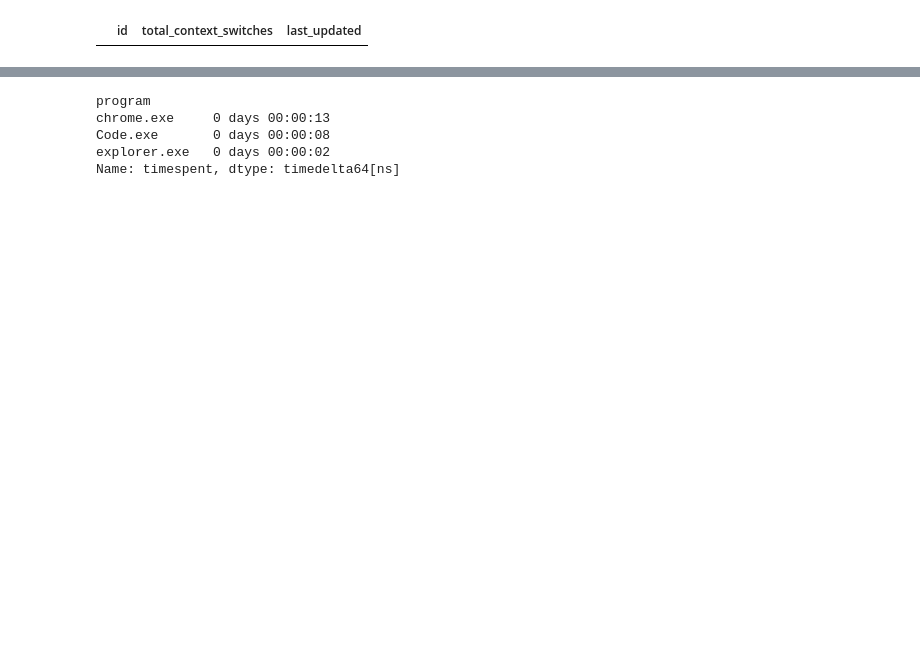
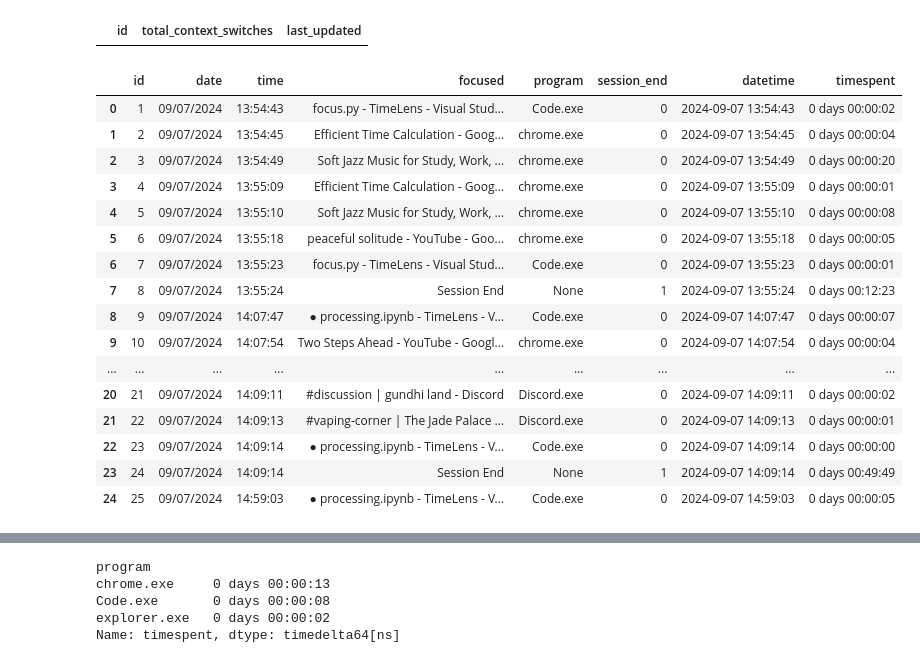
Before and after one commit to KevinDsouza03/TimeLens, a Jupyter notebook: results/processing.ipynb, the cells around one changed output, grey strips where cells are left out. Saved outputs shown, nothing was run; the diff lists cells and outputs as text; code cells hidden in the pictures; blank space fills up the shorter version.

```diff
--- a/results/processing.ipynb
+++ b/results/processing.ipynb
@@ -40,6 +44,38 @@ generalInsights = pd.read_sql("SELECT * FROM general_insights",connection)
 generalInsights
 # %% [output]
 |  | id | total_context_switches | last_updated |
+# %%
+df = pd.read_sql("SELECT * FROM focus_logs",connection)
+#The first thing is to add a tracking ended entry. So...
+# Now by entry, I want to get a total time/add up datetimes. Join "Date" and "Time" then just sum up?
+df['datetime'] = pd.to_datetime(df['date'] + ' ' + df['time'])
+df = df.sort_values(by=['datetime'])
+
+# Current datetime - next datetime
+df['timespent'] = df['datetime'].shift(-1) - df['datetime']
+# For the last row, set a default time (e.g., 5 seconds), as there's no next row
+df.iloc[-1, df.columns.get_loc('timespent')] = pd.Timedelta(seconds=5)
+
+total_time_per_program = df.groupby('program')['timespent'].sum()
+df
+# %% [output]
+|  | id | date | time | focused | program | session_end | datetime | timespent |
+| 0 | 1 | 09/07/2024 | 13:54:43 | focus.py - TimeLens - Visual Stud... | Code.exe | 0 | 2024-09-07 13:54:43 | 0 days 00:00:02 |
+| 1 | 2 | 09/07/2024 | 13:54:45 | Efficient Time Calculation - Goog... | chrome.exe | 0 | 2024-09-07 13:54:45 | 0 days 00:00:04 |
+| 2 | 3 | 09/07/2024 | 13:54:49 | Soft Jazz Music for Study, Work, ... | chrome.exe | 0 | 2024-09-07 13:54:49 | 0 days 00:00:20 |
+| 3 | 4 | 09/07/2024 | 13:55:09 | Efficient Time Calculation - Goog... | chrome.exe | 0 | 2024-09-07 13:55:09 | 0 days 00:00:01 |
+| 4 | 5 | 09/07/2024 | 13:55:10 | Soft Jazz Music for Study, Work, ... | chrome.exe | 0 | 2024-09-07 13:55:10 | 0 days 00:00:08 |
+| 5 | 6 | 09/07/2024 | 13:55:18 | peaceful solitude - YouTube - Goo... | chrome.exe | 0 | 2024-09-07 13:55:18 | 0 days 00:00:05 |
+| 6 | 7 | 09/07/2024 | 13:55:23 | focus.py - TimeLens - Visual Stud... | Code.exe | 0 | 2024-09-07 13:55:23 | 0 days 00:00:01 |
+| 7 | 8 | 09/07/2024 | 13:55:24 | Session End | None | 1 | 2024-09-07 13:55:24 | 0 days 00:12:23 |
+| 8 | 9 | 09/07/2024 | 14:07:47 | ● processing.ipynb - TimeLens - V... | Code.exe | 0 | 2024-09-07 14:07:47 | 0 days 00:00:07 |
+| 9 | 10 | 09/07/2024 | 14:07:54 | Two Steps Ahead - YouTube - Googl... | chrome.exe | 0 | 2024-09-07 14:07:54 | 0 days 00:00:04 |
+| ... | ... | ... | ... | ... | ... | ... | ... | ... |
+| 20 | 21 | 09/07/2024 | 14:09:11 | #discussion | gundhi land - Discord | Discord.exe | 0 | 2024-09-07 14:09:11 | 0 days 00:00:02 |
+| 21 | 22 | 09/07/2024 | 14:09:13 | #vaping-corner | The Jade Palace ... | Discord.exe | 0 | 2024-09-07 14:09:13 | 0 days 00:00:01 |
+| 22 | 23 | 09/07/2024 | 14:09:14 | ● processing.ipynb - TimeLens - V... | Code.exe | 0 | 2024-09-07 14:09:14 | 0 days 00:00:00 |
+| 23 | 24 | 09/07/2024 | 14:09:14 | Session End | None | 1 | 2024-09-07 14:09:14 | 0 days 00:49:49 |
+| 24 | 25 | 09/07/2024 | 14:59:03 | ● processing.ipynb - TimeLens - V... | Code.exe | 0 | 2024-09-07 14:59:03 | 0 days 00:00:05 |
 # %%
 #Overarching Insight section
 
```
Also changed, not shown: parts of 3 cells of this notebook.
